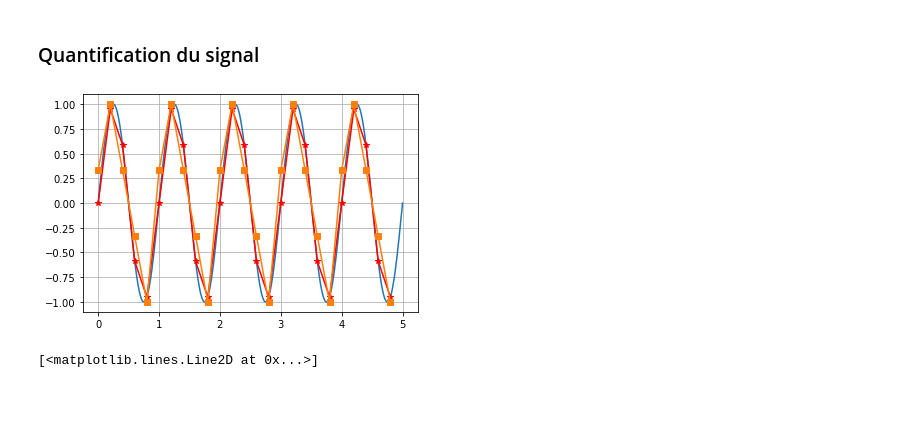
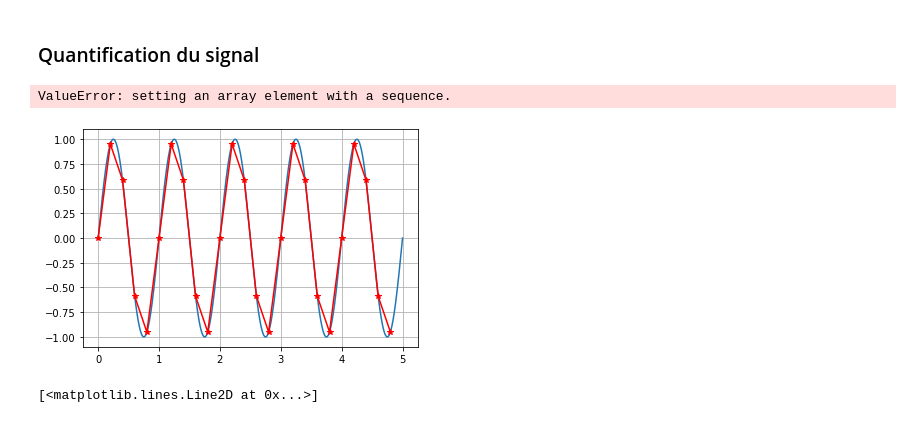
Before and after one commit to xpessoles/PSI_Cy_03_ConceptionCommande, a Jupyter notebook: Chapitre_02_CorrecteursNumeriques/01_Cy_03_02_Jupyter/FiltrageNumerique.ipynb, the cells around one changed output. Drawn from its saved outputs; the diff is of its cells as text; code cells hidden in the pictures.

```diff
--- a/Chapitre_02_CorrecteursNumeriques/01_Cy_03_02_Jupyter/FiltrageNumerique.ipynb
+++ b/Chapitre_02_CorrecteursNumeriques/01_Cy_03_02_Jupyter/FiltrageNumerique.ipynb
@@ -113,31 +113,32 @@ plt.show()
 # %%
 def quantification(N,les_s,mini,maxi):
     """
     Quantification sur N bits entre bornes.
     Quantification au plus proche.
     """
     delta = (maxi-mini)/(2**N-1)
     les_niv = [mini+k*delta for k in range(2**N)]
     les_sq = []
     for v in les_s :
         for i in range(len(les_niv)-1):
             if v >= les_niv[i] and v <= les_niv[i+1]: # On regarde l'intervalle de quantif
                 if v<les_niv[i]+delta/2 :
                     les_sq.append(les_niv[i])
                 else :
                     les_sq.append(les_niv[i+1])
-    return les_sq
+    return les_sq,les_niv
 les_sq = quantification(2,les_s2,-1,1)
 plt.grid()
 plt.plot(les_t,les_e)         # Signal analogique
 plt.plot(les_te2,les_s2,"r*-") # Signal échantillonné
 plt.plot(les_te2[0:len(les_sq)],les_sq,"s-") # Signal numérique
 
 # plt.plot(les_tb,les_eb)
 
 plt.show()
 # %% [output]
+ValueError: setting an array element with a sequence.
-[figure, old version]
+[figure, new version]
 # %%
 # Signal : les_t, les_e
 # Signal échantillonnage 5 Hertz, bloqué sur 2 bits
```
Also changed, not shown: parts of 1 cell of this notebook, 4 other files.
